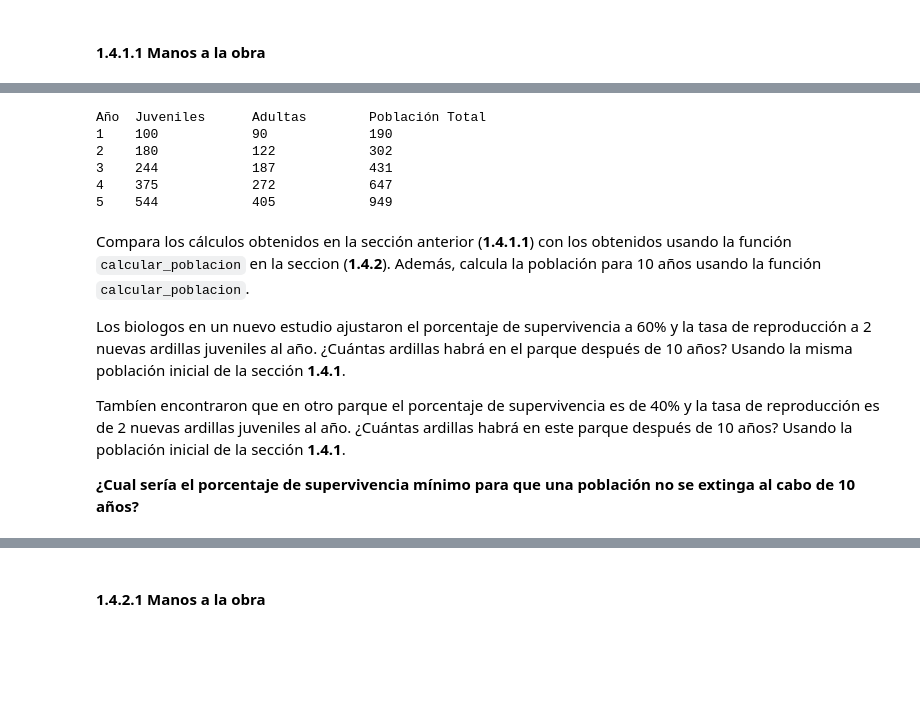
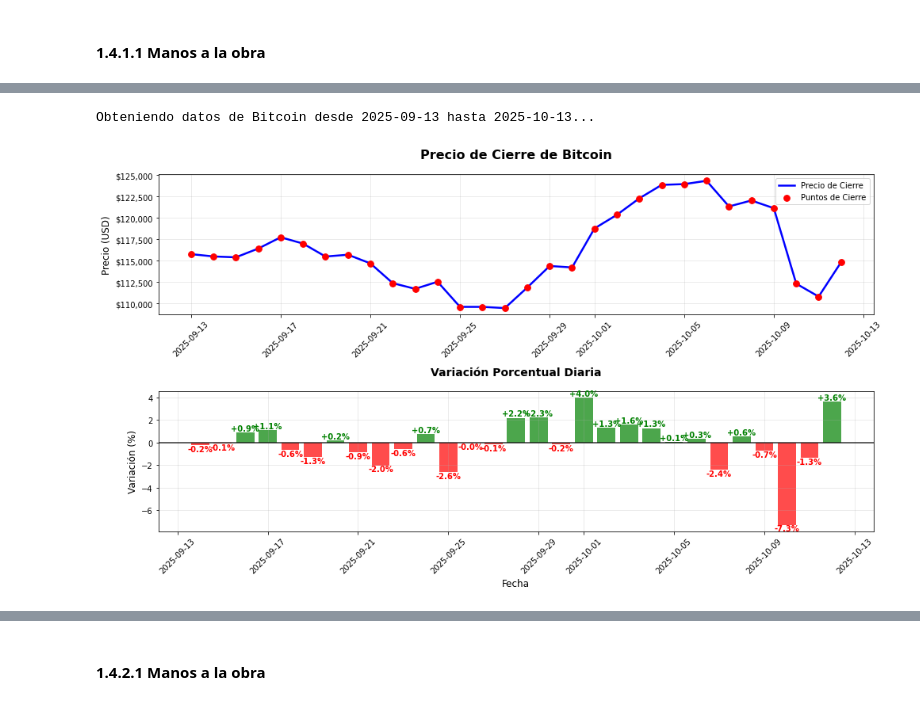
Before and after one commit to Judival30/TeachBook_MMAF_ECO_lib, a Jupyter notebook: book/seccion_1/MMAF_actividad_1.ipynb, the cells around one changed output, grey strips where cells are left out. Saved outputs shown, nothing was run; the diff lists cells and outputs as text; code cells hidden in the pictures; blank space fills up the shorter version.

```diff
--- a/book/seccion_1/MMAF_actividad_1.ipynb
+++ b/book/seccion_1/MMAF_actividad_1.ipynb
@@ -76,35 +110,20 @@ with open('MMAF.py', 'w', encoding='utf-8') as file:
-# %%
-from MMAF import calcular_poblacion
-# --- PARÁMETROS INICIALES (ESTUDIANTE SOLO MODIFICA ESTA SECCIÓN) ---
-juveniles_iniciales = 100   # Ardillas juveniles al inicio
-adultas_iniciales = 50      # Ardillas adultas al inicio
-tasa_reproduccion = 2.0     # Número de juveniles producidos por cada adulta
-tasa_conversion = 0.5       # Proporción de juveniles que pasan a adultas
-tasa_supervivencia = 0.8    # Proporción de adultas que sobreviven
-epocas = 5                    # Número de años a calcular
-
-# --- EJECUCIÓN ---
-#used /explain (rerun without)
-#El programa calcular_poblacion estima la población de ardillas a lo largo de varios años.
-# Inicia con un número dado de ardillas juveniles y adultas, y utiliza tasas de reproducción,
-# conversión y supervivencia para calcular nuevas poblaciones cada año. En cada iteración, actualiza
-# los valores de juveniles y adultas, y almacena los resultados anuales en una lista. Al final,
-# imprime una tabla con los datos de cada año.
-calcular_poblacion(juveniles_iniciales, adultas_iniciales, tasa_reproduccion, tasa_conversion, tasa_supervivencia, epocas)
-# %% [output]
-Año  Juveniles      Adultas        Población Total
-1    100            90             190
-2    180            122            302
-3    244            187            431
-4    375            272            647
-5    544            405            949
-# %% [markdown]
-Compara los  cálculos obtenidos en la sección anterior (**1.4.1.1**) con los obtenidos  usando la función `calcular_poblacion` en la seccion (**1.4.2**). Además, calcula la población para 10 años usando la función `calcular_poblacion`.
-
-
-Los biologos en un nuevo estudio ajustaron el porcentaje de supervivencia a 60% y la tasa de reproducción a 2 nuevas ardillas juveniles al año. ¿Cuántas ardillas habrá en el parque después de 10 años? Usando la misma población inicial de la sección **1.4.1**.
-
-Tambíen encontraron que en otro parque el porcentaje de supervivencia es de 40% y la tasa de reproducción es de 2 nuevas ardillas juveniles al año. ¿Cuántas ardillas habrá en este parque después de 10 años? Usando la población inicial de la sección **1.4.1**.
-
-
-**¿Cual sería el porcentaje de supervivencia mínimo para que una población no se extinga al cabo de 10 años?**
+# %%
+# 1. Primero obtén los datos con cargarDatos():
+#    - Sin parámetros: últimos 30 días hasta hoy
+#         datos = cargarDatos()
+#    - Con una sola fecha (fin): últimos 30 días hasta esa fecha
+#         datos = cargarDatos("2025-10-01")
+#    - Con rango de fechas (inicio y fin):
+#         datos = cargarDatos("2025-09-01", "2025-09-25")
+#
+# 2. Para ver los gráficos de precio y variación diaria:
+#         mostrar_datos_bitcoin(datos)
+#
+# 3. Para ver la tabla bonita con precios y variaciones:
+#         mostrar_tabla_bitcoin(datos)
+
+datos = cp.cargarDatos("2025-10-13")
+cp.mostrar_datos_bitcoin(datos)
+# %% [output]
+Obteniendo datos de Bitcoin desde 2025-09-13 hasta 2025-10-13...
+[figure, added]
```
Also changed, not shown: parts of 26 cells of this notebook.
